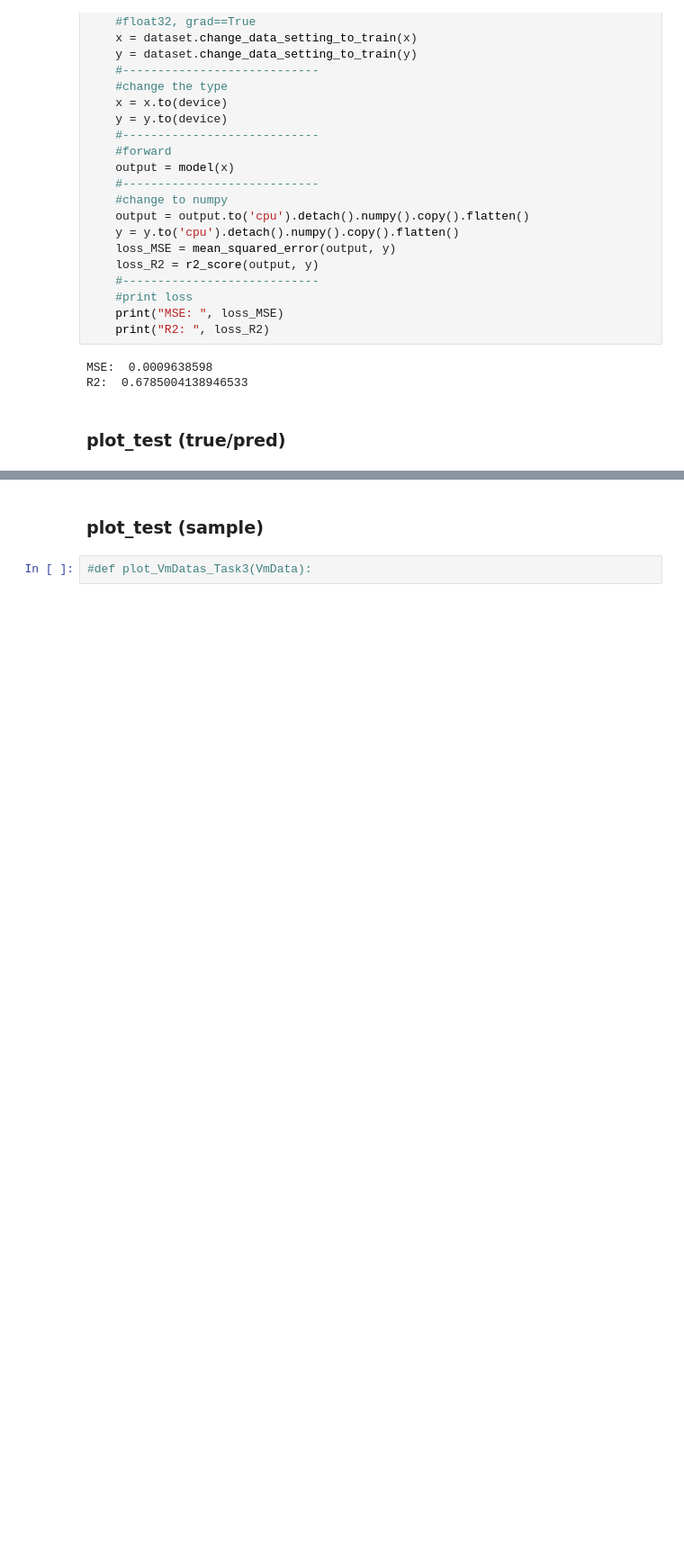
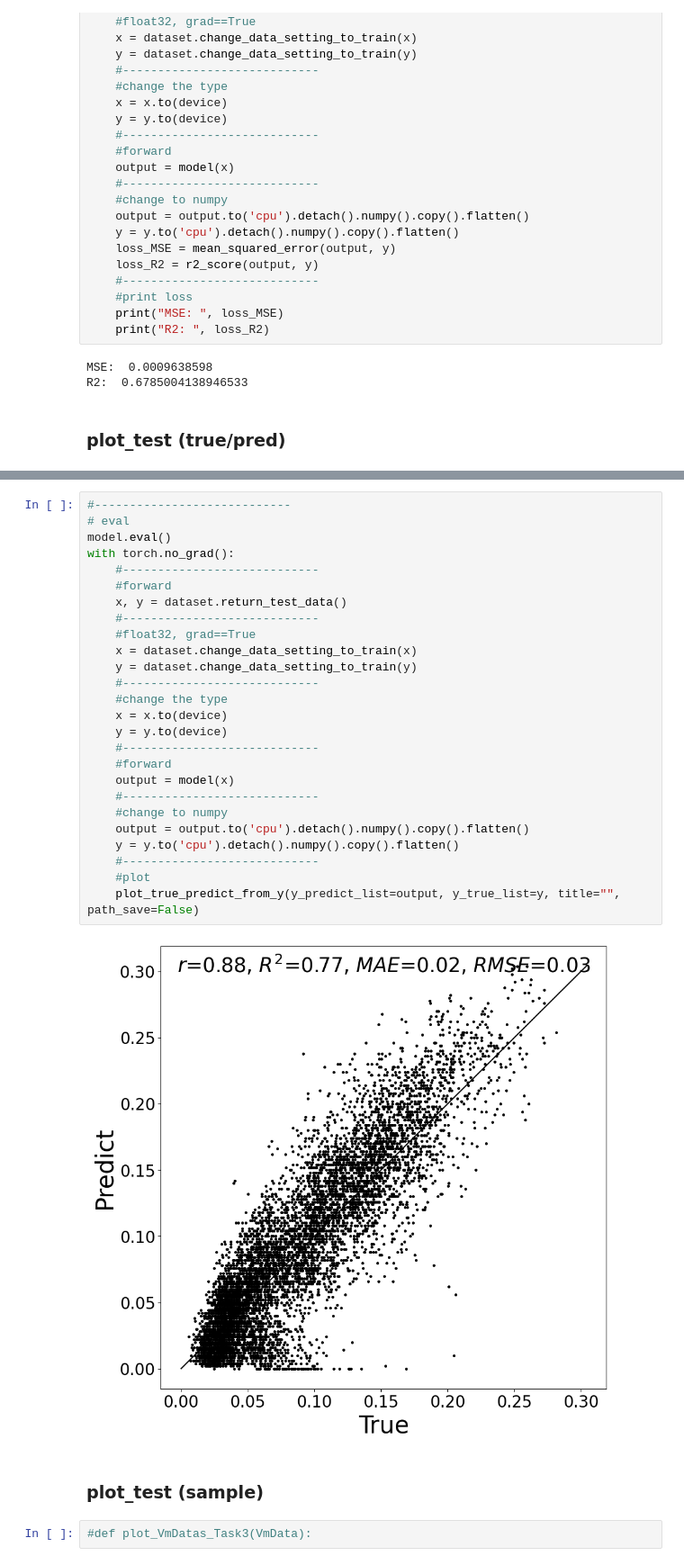
Before and after one commit to ttttmmttddiikk/cardiac_challenge, a Jupyter notebook: scripts/analyze_conv1d_task3.ipynb, the cells around one changed output, grey strips where cells are left out. Shown: that part at 90% size. Cells and saved outputs as stored; diff of their text form; blank space fills up the shorter version.

```diff
--- a/scripts/analyze_conv1d_task3.ipynb
+++ b/scripts/analyze_conv1d_task3.ipynb
@@ -371,3 +420,31 @@ R2:  0.6785004138946533
+# %%
+#----------------------------
+# eval
+model.eval()
+with torch.no_grad():
+    #----------------------------
+    #forward
+    x, y = dataset.return_test_data()
+    #----------------------------
+    #float32, grad==True
+    x = dataset.change_data_setting_to_train(x)
+    y = dataset.change_data_setting_to_train(y)
+    #----------------------------
+    #change the type
+    x = x.to(device)
+    y = y.to(device)
+    #----------------------------
+    #forward
+    output = model(x)
+    #----------------------------
+    #change to numpy
+    output = output.to('cpu').detach().numpy().copy().flatten()
+    y = y.to('cpu').detach().numpy().copy().flatten()
+    #----------------------------
+    #plot
+    plot_true_predict_from_y(y_predict_list=output, y_true_list=y, title="", path_save=False)
+# %% [output]
+[figure, added]
 # %% [markdown]
 ### plot_test (sample)
 # %%
```
Also changed, not shown: parts of 2 cells of this notebook.
